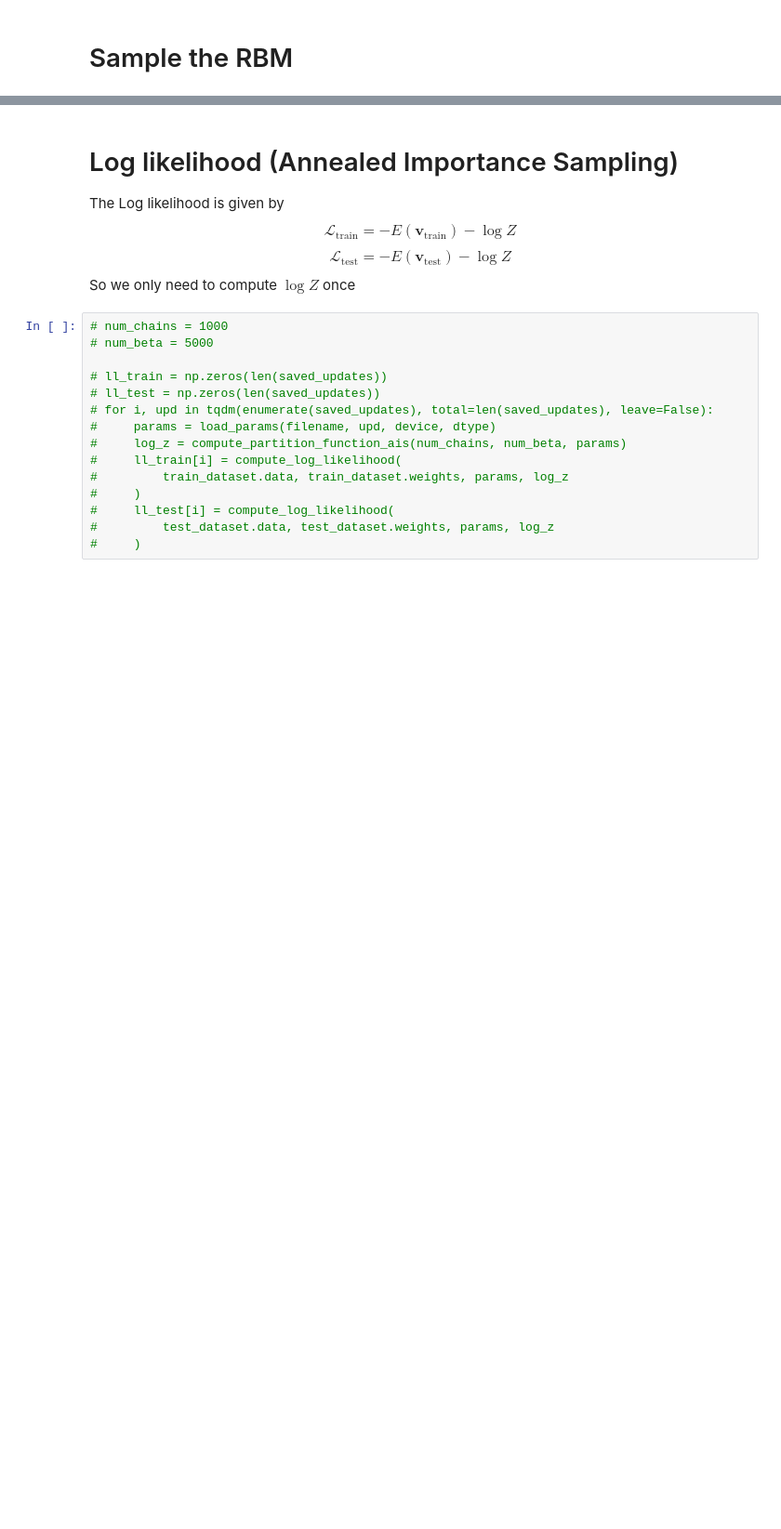
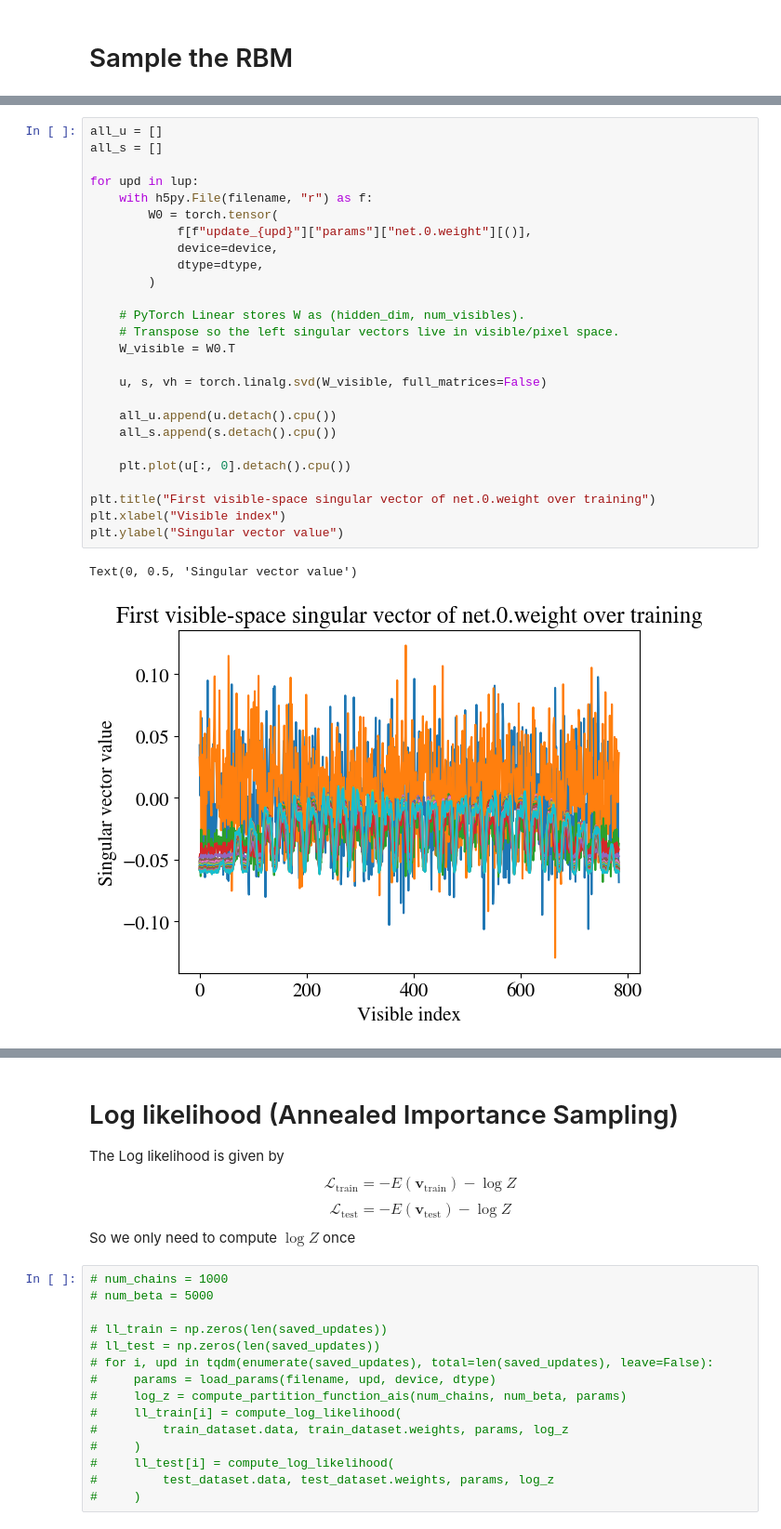
Before and after one commit to DsysDML/rbms, a Jupyter notebook: analyze_BEBM.ipynb, the cells around one changed output, grey strips where cells are left out. Shown at 93% size. Cells and saved outputs as stored; diff of their text form; blank space fills up the shorter version.

```diff
--- a/analyze_BEBM.ipynb
+++ b/analyze_BEBM.ipynb
@@ -165,0 +182,29 @@ plot_image(
+# %%
+all_u = []
+all_s = []
+
+for upd in lup:
+    with h5py.File(filename, "r") as f:
+        W0 = torch.tensor(
+            f[f"update_{upd}"]["params"]["net.0.weight"][()],
+            device=device,
+            dtype=dtype,
+        )
+
+    # PyTorch Linear stores W as (hidden_dim, num_visibles).
+    # Transpose so the left singular vectors live in visible/pixel space.
+    W_visible = W0.T
+
+    u, s, vh = torch.linalg.svd(W_visible, full_matrices=False)
+
+    all_u.append(u.detach().cpu())
+    all_s.append(s.detach().cpu())
+
+    plt.plot(u[:, 0].detach().cpu())
+
+plt.title("First visible-space singular vector of net.0.weight over training")
+plt.xlabel("Visible index")
+plt.ylabel("Singular vector value")
+# %% [output]
+Text(0, 0.5, 'Singular vector value')
+[figure, added]
```
Also changed, not shown: parts of 17 cells of this notebook, 5 other files.
